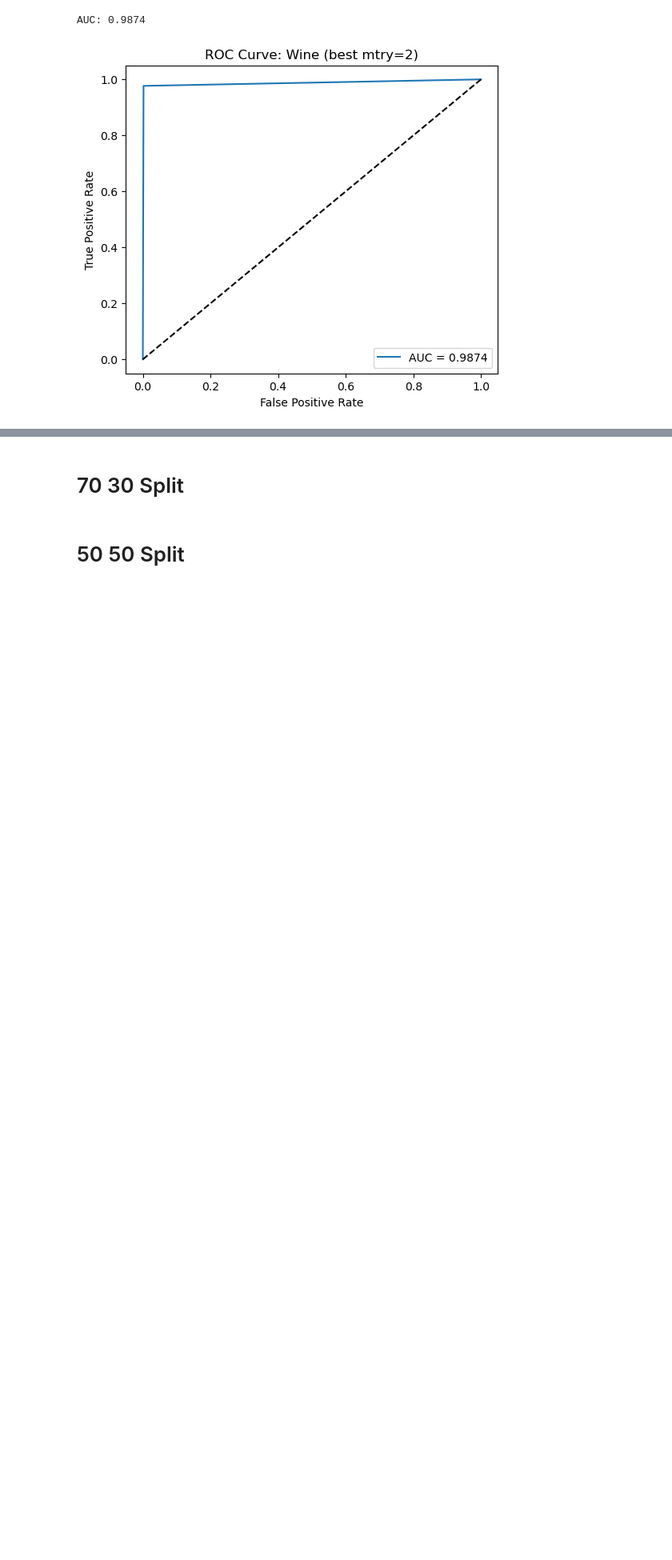
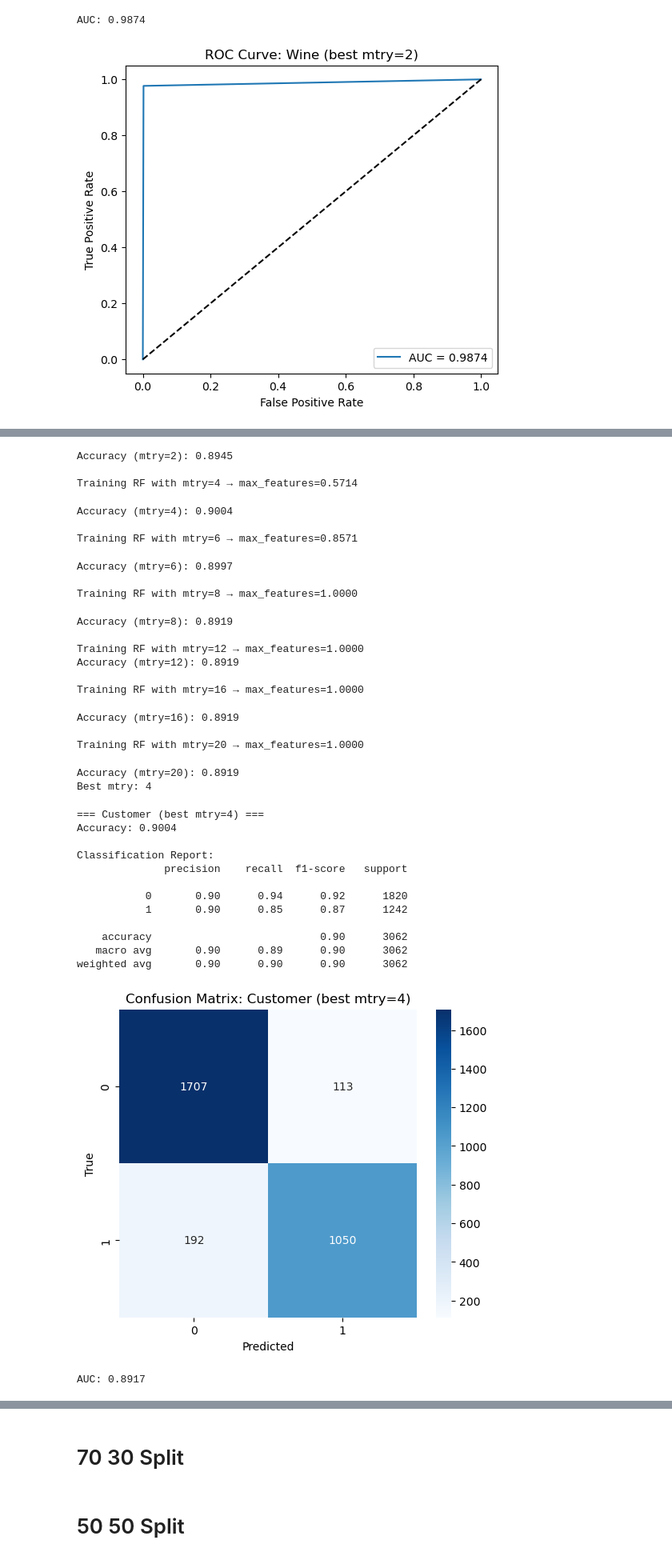
Before and after one commit to jyeh2/gpu-accelerated-empirical-ml-replication, a Jupyter notebook: models/random_forest.ipynb, the cells around one changed output, grey strips where cells are left out. Shown at 80% size. Drawn from its saved outputs; the diff is of its cells as text; code cells hidden in the pictures; blank space fills up the shorter version.

```diff
--- a/models/random_forest.ipynb
+++ b/models/random_forest.ipynb
@@ -117,9 +142,9 @@ For each dataset, we will train **8 GPU-accelerated Random Forests**, each using
 
 This provides the closest functional replication of the Breiman–Cutler experimental setting while benefiting from cuML’s GPU performance.
 # %%
+def Tree_Training_Testing(data, mtry_values=[1, 2, 4, 6, 8, 12, 16, 20]):
 
 
-def Tree_Training_Testing(data, mtry_values=[1, 2, 4, 6, 8, 12, 16, 20]):
     """
     Trains 8 GPU RF models with integer mtry approximated as fractions.
 
@@ -132,9 +157,10 @@ def Tree_Training_Testing(data, mtry_values=[1, 2, 4, 6, 8, 12, 16, 20]):
     """
 
     X_train = data["X_train"]
-    y_train = data["y_train"]
     X_test  = data["X_test"]
-    y_test  = data["y_test"]
+
+    y_train = cp.asarray(data["y_train"])
+    y_test  = cp.asarray(data["y_test"])
 
     num_features = X_train.shape[1]
     results = {}
@@ -299,0 +330,37 @@ AUC: 0.9874
+# %%
+
+customer_3070 = all_splits["3070"]["customer"]
+
+X_train = customer_3070["X_train"]
+y_train = customer_3070["y_train"]
+X_test  = customer_3070["X_test"]
+y_test  = customer_3070["y_test"]
+
+# ---- Step 1: Hyperparameter sweep (mtry) ----
+results = Tree_Training_Testing(customer_3070)
+
+best_mtry = max(results, key=results.get)
+print("Best mtry:", best_mtry)
+
+# ---- Step 2: Fit best RF using scaled mtry for cuML ----
+num_features = X_train.shape[1]
+max_feat_fraction = best_mtry / num_features
+
+best_rf = RandomForestClassifier(
+    n_estimators=1024,
+    max_depth=50,
+    max_features=max_feat_fraction,
+    n_streams=8
+)
+
+best_rf.fit(X_train, y_train)
+
+# ---- Step 3: Predict (GPU → CPU) ----
+preds_gpu = best_rf.predict(X_test)
+
+preds = cp.asnumpy(preds_gpu)
+y_test_cpu = cp.asnumpy(y_test)
+
+# ---- Step 4: Evaluate ----
+evaluate_model(preds, y_test_cpu, title=f"Customer (best mtry={best_mtry})")
+# %% [output]
@@ -299,0 +373,34 @@ AUC: 0.9874
+Accuracy (mtry=2): 0.8945
+
+Training RF with mtry=4 → max_features=0.5714
+Accuracy (mtry=4): 0.9004
+
+Training RF with mtry=6 → max_features=0.8571
+Accuracy (mtry=6): 0.8997
+
+Training RF with mtry=8 → max_features=1.0000
+Accuracy (mtry=8): 0.8919
+
+Training RF with mtry=12 → max_features=1.0000
+Accuracy (mtry=12): 0.8919
+
+Training RF with mtry=16 → max_features=1.0000
+Accuracy (mtry=16): 0.8919
+
+Training RF with mtry=20 → max_features=1.0000
+Accuracy (mtry=20): 0.8919
+Best mtry: 4
+=== Customer (best mtry=4) ===
+Accuracy: 0.9004
+
+Classification Report:
+              precision    recall  f1-score   support
+
+           0       0.90      0.94      0.92      1820
+           1       0.90      0.85      0.87      1242
+
+    accuracy                           0.90      3062
+   macro avg       0.90      0.89      0.90      3062
+weighted avg       0.90      0.90      0.90      3062
+[figure, added]
+AUC: 0.8917
```
Also changed, not shown: parts of 7 cells of this notebook, 2 other files.
